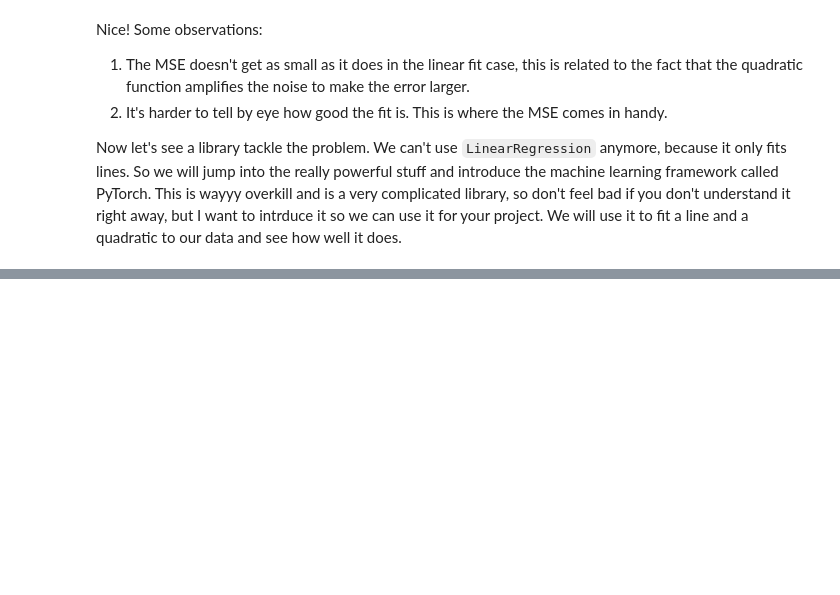
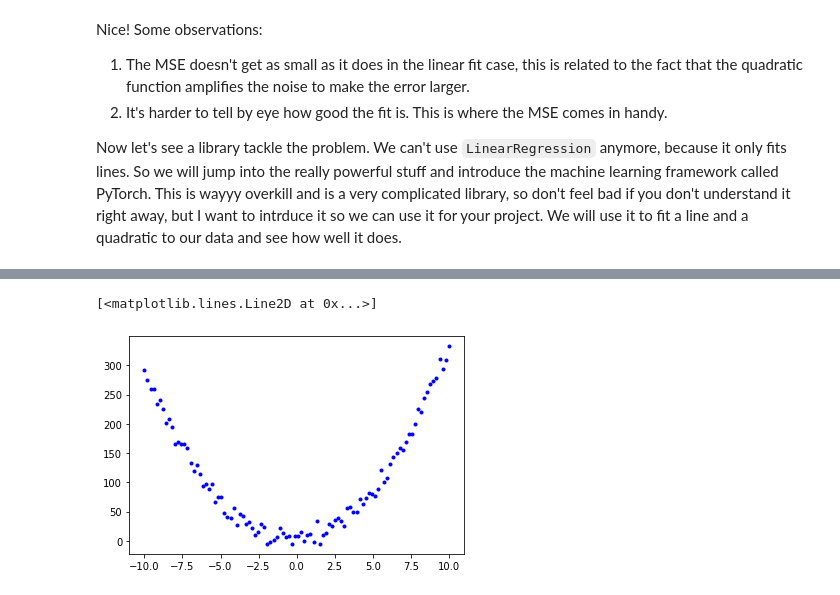
Before and after one commit to johnm100/Undergrad-Research, a Jupyter notebook: tutorials/ml-tutorial.ipynb, the cells around one changed output, grey strips where cells are left out. Saved outputs shown, nothing was run; the diff lists cells and outputs as text; code cells hidden in the pictures; blank space fills up the shorter version.

```diff
--- a/tutorials/ml-tutorial.ipynb
+++ b/tutorials/ml-tutorial.ipynb
@@ -253,0 +320,13 @@ Now let's see a library tackle the problem. We can't use `LinearRegression` anym
+# %%
+# first we need to generate some data and put it in a tensor x
+x = torch.linspace(-10, 10, 100)
+
+# now we can generate our truth data with some noise representing measurement error
+y_truth = 3*x**2+2*x+5 + torch.randn(100)*10 # we add some noise to make it more interesting, but we don't want to track the gradient of the noise which why we didn't make a noise tensor first
+
+# let's plot our model to see what it looks like. In order to do this we have to convert our tensors to numpy arrays using tensor.detach().numpy()
+
+plt.plot(x.detach().numpy(), y_truth.detach().numpy(), 'b.')
+# %% [output]
+[<matplotlib.lines.Line2D at 0x...>]
+[figure, added]
```
Also changed, not shown: parts of 19 cells of this notebook.
